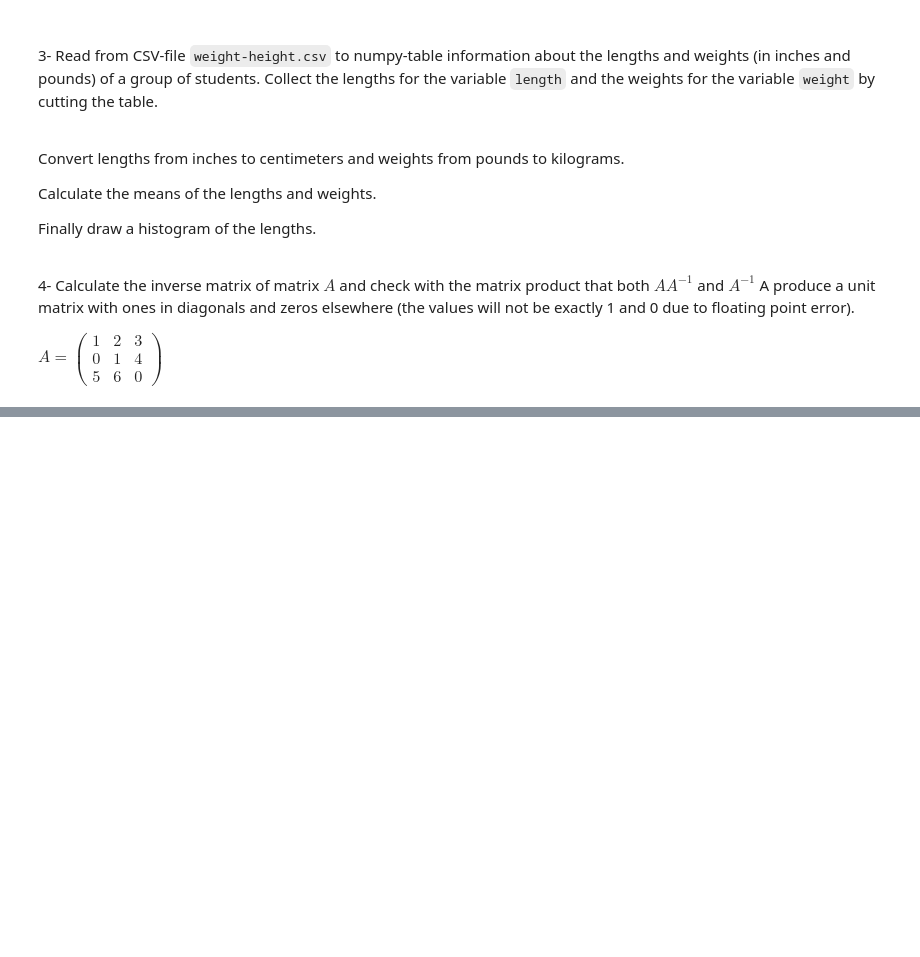
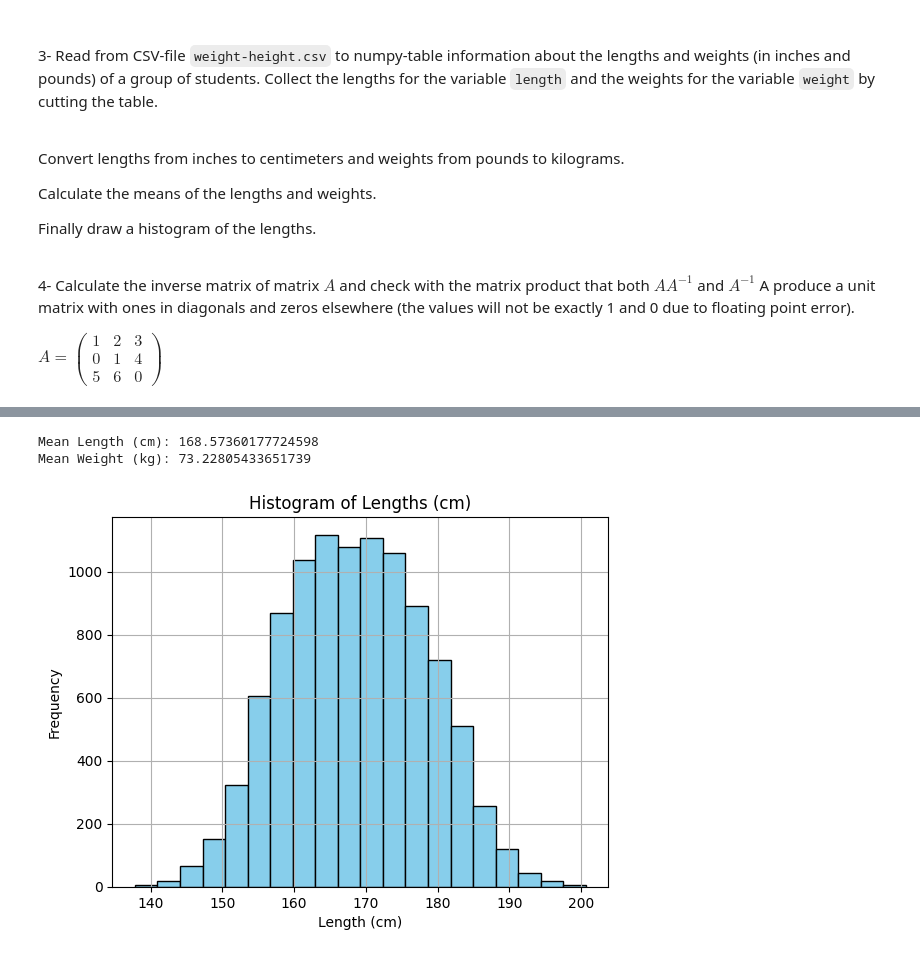
Before and after one commit to bhoowan12/Api-Testing, a Jupyter notebook: Assignment1.ipynb, the cells around one changed output, grey strips where cells are left out. Cells and saved outputs as stored; diff of their text form; code cells hidden in the pictures; blank space fills up the shorter version.

```diff
--- a/Assignment1.ipynb
+++ b/Assignment1.ipynb
@@ -93,3 +97,40 @@ plt.show()
+# %%
+import pandas as pd
+import numpy as np
+import matplotlib.pyplot as plt
+
+# Read the CSV file into a pandas DataFrame
+data = pd.read_csv('weight-height.csv')
+
+# Extract lengths and weights into numpy arrays
+length_inches = data['Height'].values  # Assuming 'Height' column contains lengths in inches
+weight_pounds = data['Weight'].values  # Assuming 'Weight' column contains weights in pounds
+
+# Convert lengths from inches to centimeters
+length_cm = length_inches * 2.54  # 1 inch = 2.54 cm
+
+# Convert weights from pounds to kilograms
+weight_kg = weight_pounds * 0.453592  # 1 pound = 0.453592 kg
+
+# Calculate means
+mean_length = np.mean(length_cm)
+mean_weight = np.mean(weight_kg)
+
+# Display means
+print("Mean Length (cm):", mean_length)
+print("Mean Weight (kg):", mean_weight)
+
+# Draw histogram of lengths
+plt.hist(length_cm, bins=20, color='skyblue', edgecolor='black')
+plt.title('Histogram of Lengths (cm)')
+plt.xlabel('Length (cm)')
+plt.ylabel('Frequency')
+plt.grid(True)
+plt.show()
+# %% [output]
+Mean Length (cm): 168.57360177724598
+Mean Weight (kg): 73.22805433651739
+[figure, added]
 # %%
 import numpy as np
 
```
Also changed, not shown: parts of 3 cells of this notebook.
